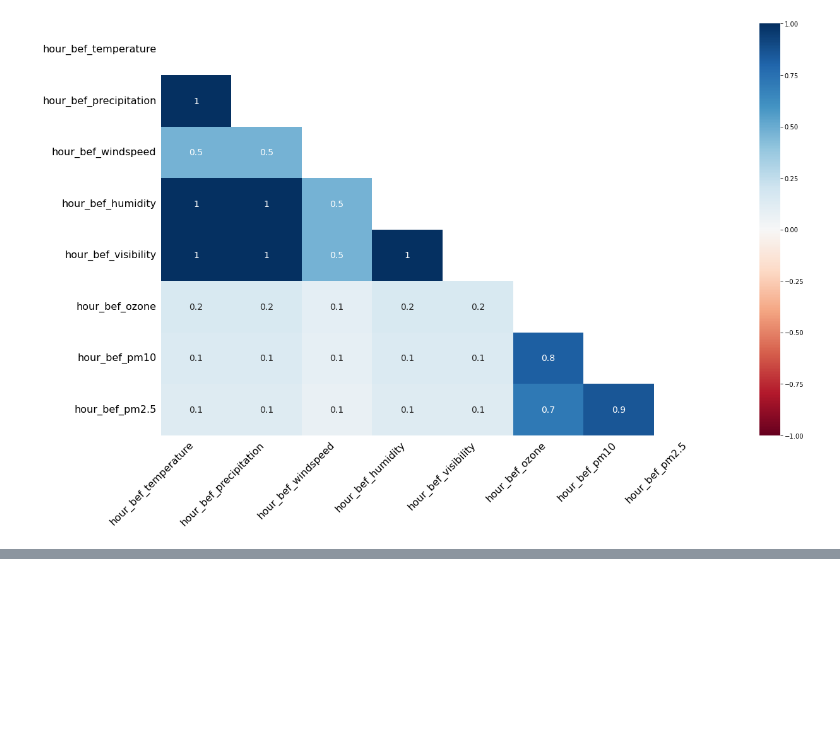
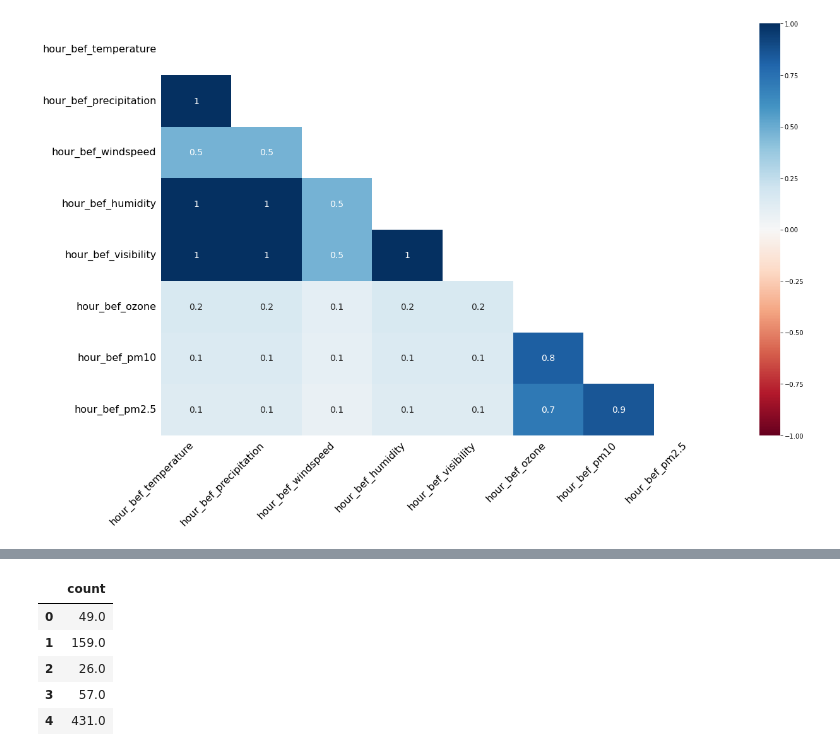
Before and after one commit to leetaehwan/projects, a Jupyter notebook: keggle/Toy_project/toy_project.ipynb, the cells around one changed output, grey strips where cells are left out. Cells and saved outputs as stored; diff of their text form; code cells hidden in the pictures; blank space fills up the shorter version.

```diff
--- a/keggle/Toy_project/toy_project.ipynb
+++ b/keggle/Toy_project/toy_project.ipynb
@@ -175,0 +206,9 @@ msno.heatmap(train)
+# %%
+week_y.head()
+# %% [output]
+|  | count |
+| 0 | 49.0 |
+| 1 | 159.0 |
+| 2 | 26.0 |
+| 3 | 57.0 |
+| 4 | 431.0 |
```
Also changed, not shown: parts of 11 cells of this notebook, 1 other file.
